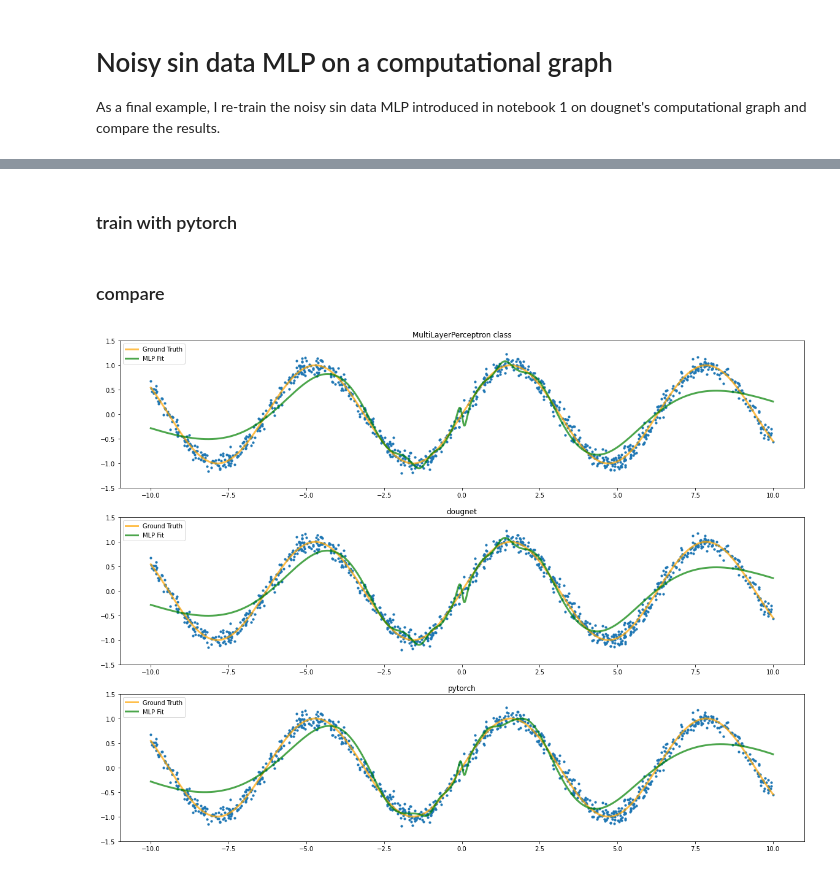
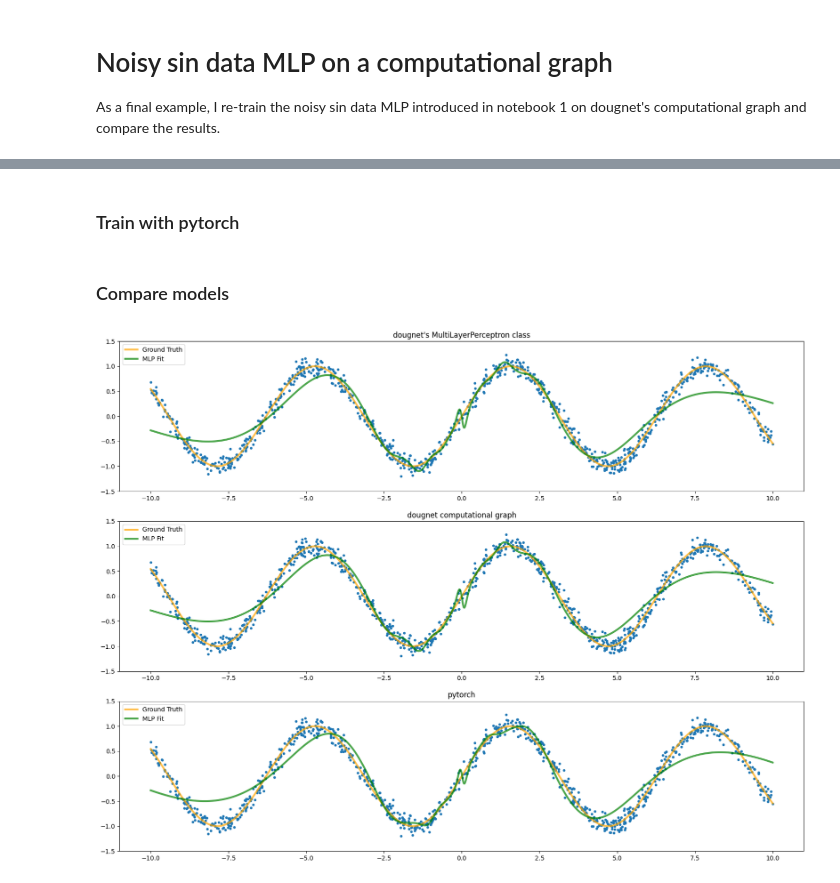
Before and after one commit to dsrub/DougNet, a Jupyter notebook: examples/2_MLPs_on_computational_graph.ipynb, the cells around one changed output, grey strips where cells are left out. Saved outputs shown, nothing was run; the diff lists cells and outputs as text; code cells hidden in the pictures.

```diff
--- a/examples/2_MLPs_on_computational_graph.ipynb
+++ b/examples/2_MLPs_on_computational_graph.ipynb
@@ -556,7 +559,7 @@ for epoch in range(EPOCHS):
     # update progress helper
     progress.update(X_train, Y_train, X_val, Y_val)
 # %% [markdown]
-### train with pytorch
+### Train with pytorch
 # %%
 # define pytorch model
 model_pytorch = nn.Sequential(
@@ -603,8 +606,8 @@ for epoch in range(EPOCHS):
 
         optimizer.step()
         optimizer.zero_grad()
-# %% [markdown]
-### compare
+# %% [markdown]
+### Compare models
 # %%
 fig, axs = plt.subplots(3, 1, figsize=(20, 15))
 x = np.linspace(low, high, 1000).reshape(1, 1000)
@@ -615,34 +618,34 @@ axs[0].scatter(X_train, Y_train, s=10)
 axs[0].plot(x.reshape(1000), y.reshape(1000), color='orange', linewidth=3,
          label='Ground Truth', alpha=.7)
 axs[0].plot(x.reshape(1000), mlp_sin.predict(x).reshape(1000), color='green',
          linewidth=3, label='MLP Fit', alpha=.7)
 axs[0].legend(loc="upper left")
 axs[0].set_ylim((-1.5, 1.5))
-axs[0].set_title("MultiLayerPerceptron class")
+axs[0].set_title("dougnet's MultiLayerPerceptron class")
 
 
 # plot results from dougnet
 X.output = x
 axs[1].scatter(X_train, Y_train, s=10)
 axs[1].plot(x.reshape(1000), y.reshape(1000), color='orange', linewidth=3,
          label='Ground Truth', alpha=.7)
-axs[1].plot(x.reshape(1000), Z.forward().reshape(1000), color='green',
+axs[1].plot(x.reshape(1000), Z.module_output.forward().reshape(1000), color='green',
          linewidth=3, label='MLP Fit', alpha=.7)
 axs[1].legend(loc="upper left")
 axs[1].set_ylim((-1.5, 1.5))
-axs[1].set_title("dougnet")
+axs[1].set_title("dougnet computational graph")
 
 
 # plot results from pytorch
 x_torch = torch.linspace(low, high, 1000).reshape(-1, 1)
 with torch.no_grad():
     axs[2].scatter(X_train, Y_train, s=10)
     axs[2].plot(x.reshape(1000), y.reshape(1000), color='orange', linewidth=3,
              label='Ground Truth', alpha=.7)
     axs[2].plot(x.reshape(1000), model_pytorch(x_torch).reshape(1000), color='green',
              linewidth=3, label='MLP Fit', alpha=.7)
     axs[2].legend(loc="upper left")
     axs[2].set_ylim((-1.5, 1.5))
     axs[2].set_title("pytorch");
 # %% [output]
-[figure, old version]
+[figure, new version]
```
Also changed, not shown: parts of 15 cells of this notebook, 5 other files.
